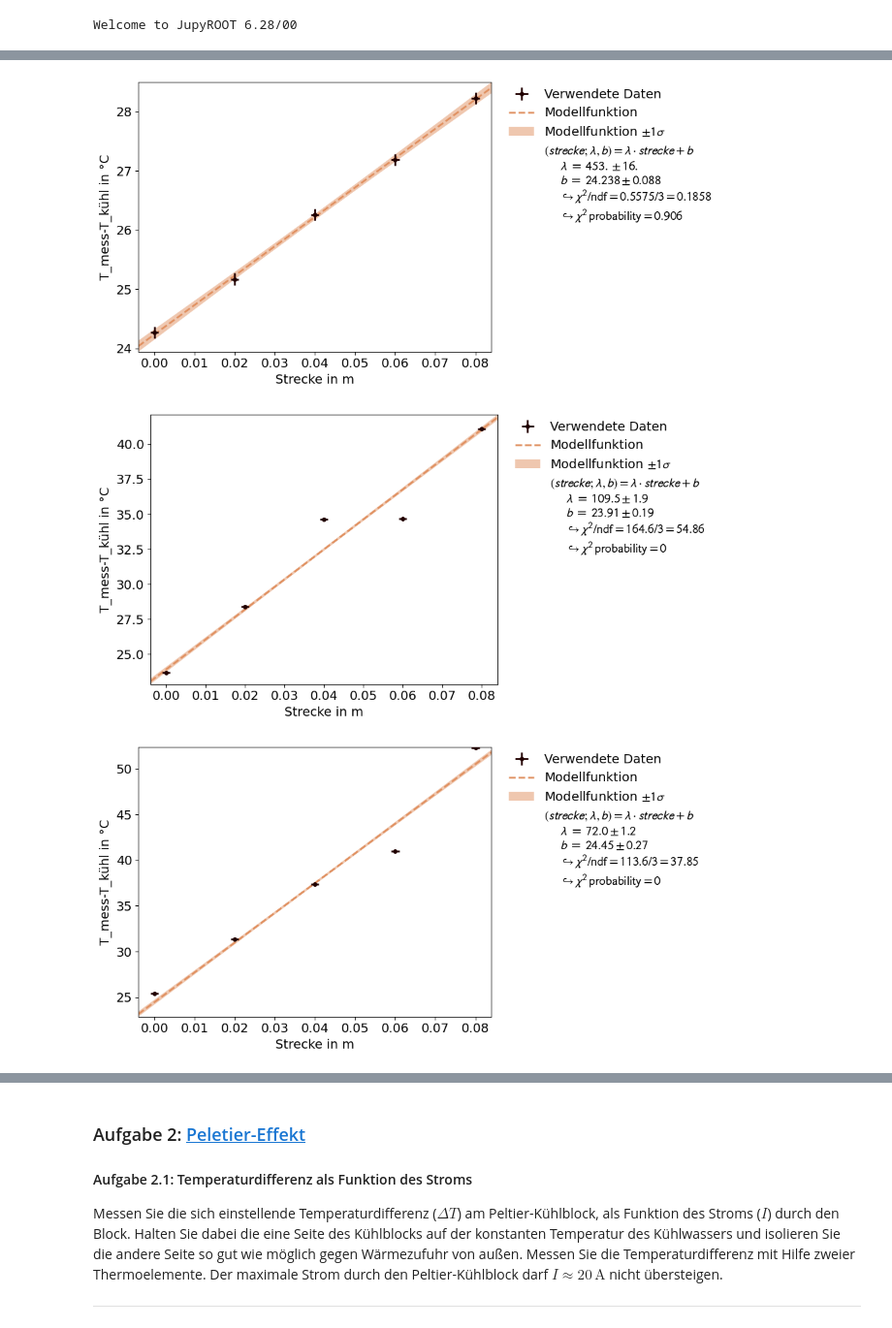
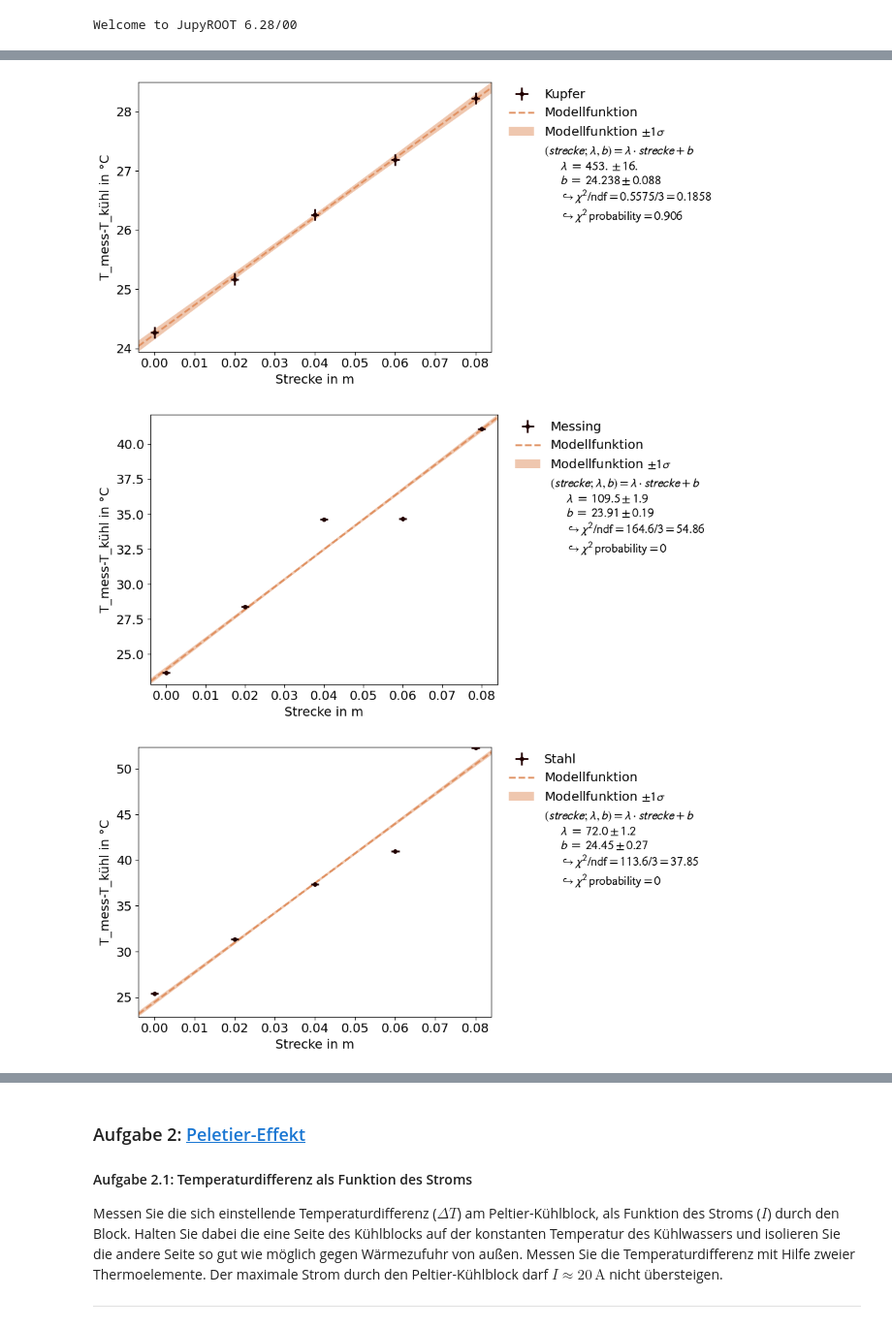
Before and after one commit to thexwon/Praktikum2KlassPhysKIT, a Jupyter notebook: Waermeleitung/Waermeleitung.ipynb, the cells around one changed output, grey strips where cells are left out. Shown at 97% size. Cells and saved outputs as stored; diff of their text form; code cells hidden in the pictures.

```diff
--- a/Waermeleitung/Waermeleitung.ipynb
+++ b/Waermeleitung/Waermeleitung.ipynb
@@ -161,7 +181,7 @@ line_fit.assign_model_function_latex_name('')
 line_fit.assign_model_function_latex_expression('{a} \\cdot {x} + {b}')
 
 
-line_fit.data_container.label = "Verwendete Daten"
+line_fit.data_container.label = "Kupfer"
 line_fit.model_label = "Modellfunktion"
 
 line_fit.data_container.axis_labels = [ "Strecke in m","T_mess-T_kühl in °C"]
@@ -186,41 +206,41 @@ line_fit.assign_model_function_latex_name('')
 line_fit.assign_model_function_latex_expression('{a} \\cdot {x} + {b}')
 
 
-line_fit.data_container.label = "Verwendete Daten"
+line_fit.data_container.label = "Messing"
 line_fit.model_label = "Modellfunktion"
 
 line_fit.data_container.axis_labels = [ "Strecke in m","T_mess-T_kühl in °C"]
 plot = Plot(fit_objects =line_fit)
 plot.plot()
 plt.show()
 
 
 #stahl
 vorfaktor = U_heizspule_Stahl*I_heizspule_Stahl/(np.pi*r_stab_Stahl**2)
 vorfaktor = unumpy.nominal_values(vorfaktor)
 
 xy_data = XYContainer(unumpy.nominal_values(strecke_mess_Stahl),unumpy.nominal_values(T_mess_Stahl)-unumpy.nominal_values(T_kühlwasser_Stahl))
 
 def linear(x,a=10,b=10):
     return vorfaktor/a*x + b
 line_fit=Fit(data=xy_data,model_function=linear)
 line_fit.add_error(axis='x', err_val = unumpy.std_devs(strecke_mess_Stahl))
 line_fit.add_error(axis='y', err_val = unumpy.std_devs(T_mess_Stahl-T_kühlwasser_Stahl))
 line_fit.do_fit()
 line_fit.assign_parameter_latex_names(x='strecke', a='\lambda', b ='b')
 line_fit.assign_model_function_latex_name('')
 line_fit.assign_model_function_latex_expression('{a} \\cdot {x} + {b}')
 
 
-line_fit.data_container.label = "Verwendete Daten"
+line_fit.data_container.label = "Stahl"
 line_fit.model_label = "Modellfunktion"
 
 line_fit.data_container.axis_labels = [ "Strecke in m","T_mess-T_kühl in °C"]
 plot = Plot(fit_objects =line_fit)
 plot.plot()
 plt.show()
 # %% [output]
-[figure, old version]
+[figure, new version]
-[figure, old version]
+[figure, new version]
-[figure, old version]
+[figure, new version]
 # %% [markdown]
```
Also changed, not shown: parts of 9 cells of this notebook.
